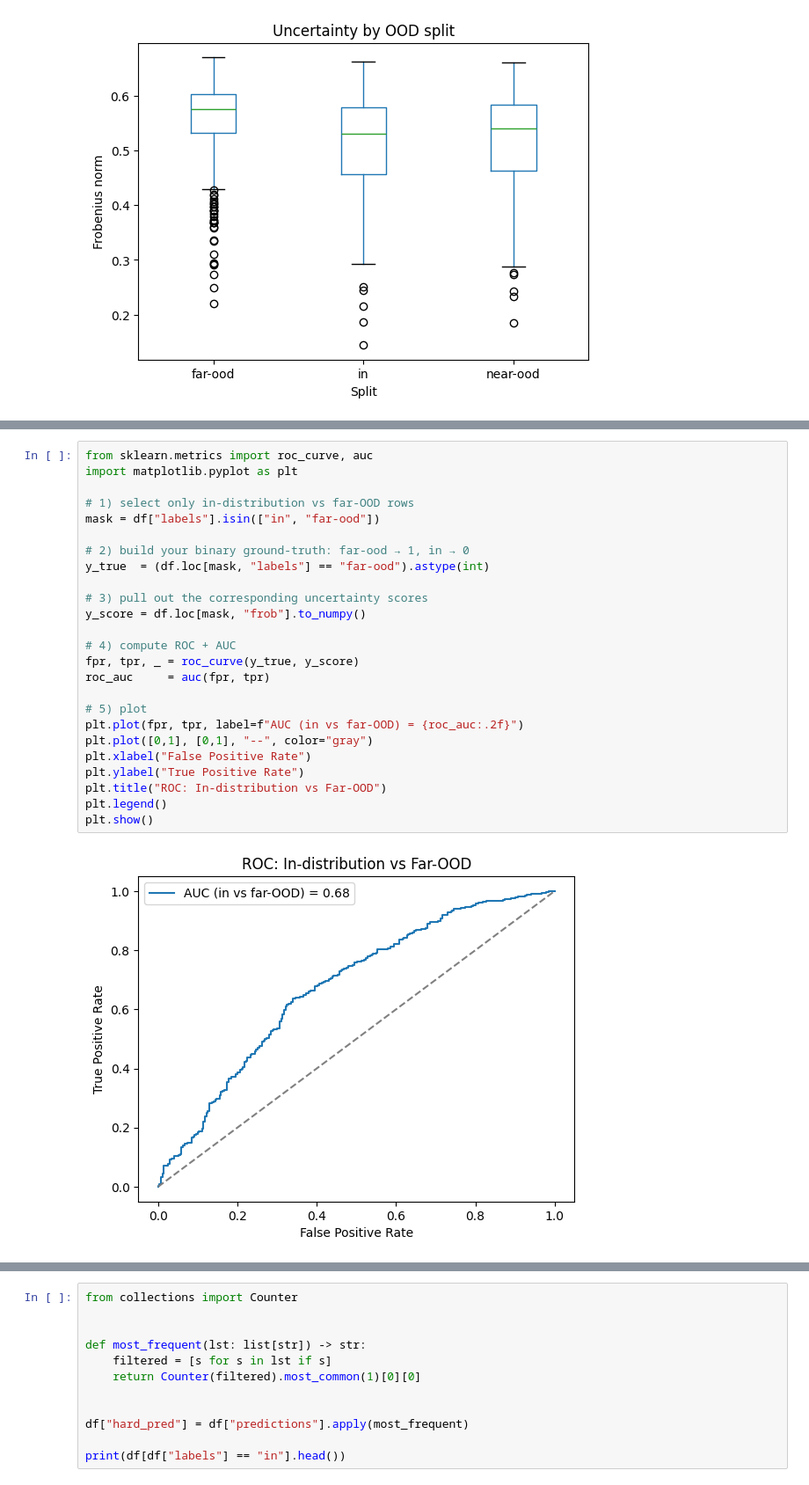
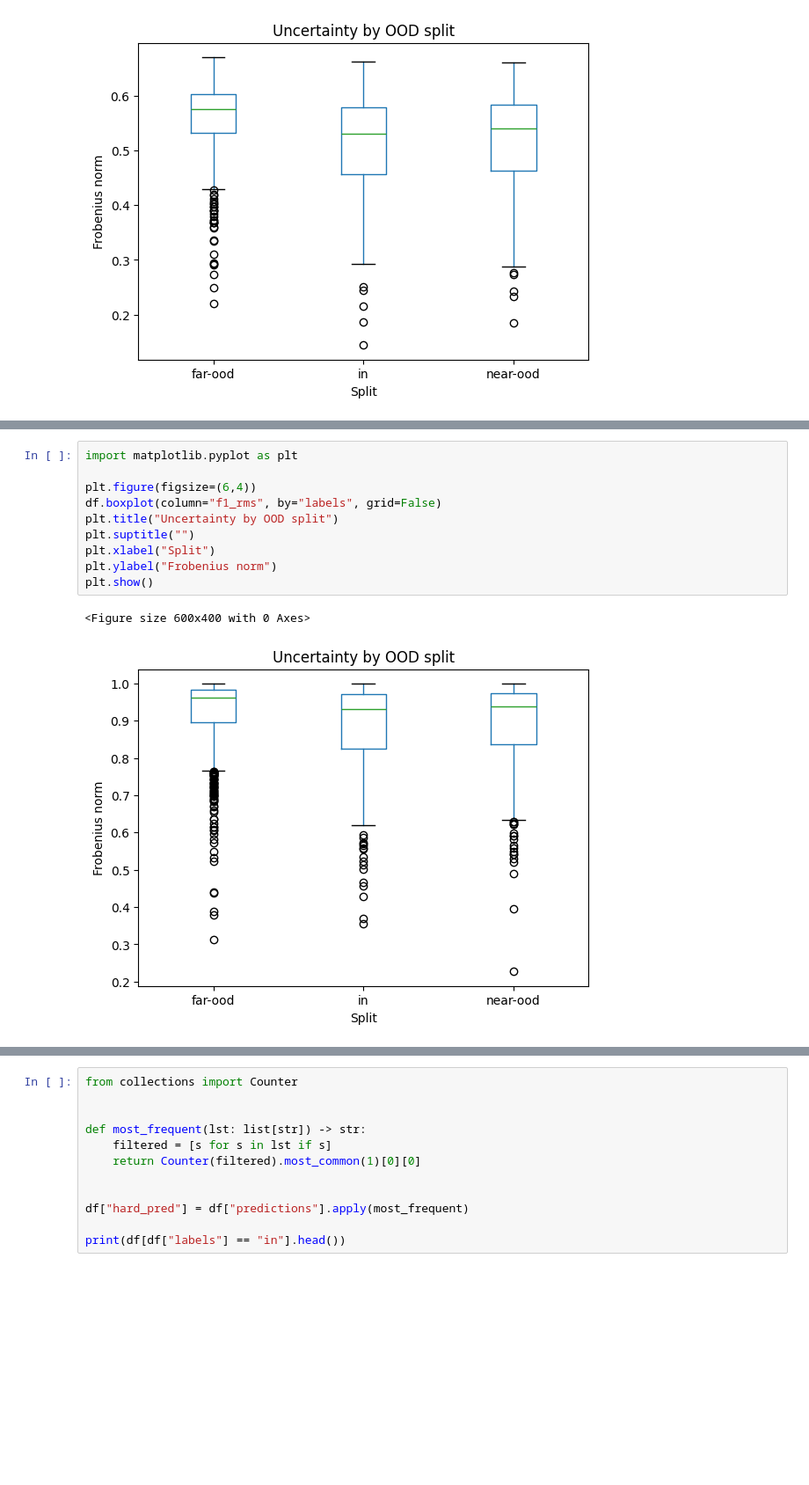
Before and after one commit to dries02/cbqa-ood, a Jupyter notebook: notebooks/results.ipynb, the cells around one changed output, grey strips where cells are left out. Shown: that part at 88% size. Cells and saved outputs as stored; diff of their text form; blank space fills up the shorter version.

```diff
--- a/notebooks/results.ipynb
+++ b/notebooks/results.ipynb
@@ -47,27 +41,13 @@ plt.show()
-# %%
-from sklearn.metrics import roc_curve, auc
-import matplotlib.pyplot as plt
-
-# 1) select only in‐distribution vs far‐OOD rows
-mask = df["labels"].isin(["in", "far-ood"])
-
-# 2) build your binary ground‐truth: far-ood → 1, in → 0
-y_true  = (df.loc[mask, "labels"] == "far-ood").astype(int)
-
-# 3) pull out the corresponding uncertainty scores
-y_score = df.loc[mask, "frob"].to_numpy()
-
-# 4) compute ROC + AUC
-fpr, tpr, _ = roc_curve(y_true, y_score)
-roc_auc     = auc(fpr, tpr)
-
-# 5) plot
-plt.plot(fpr, tpr, label=f"AUC (in vs far-OOD) = {roc_auc:.2f}")
-plt.plot([0,1], [0,1], "--", color="gray")
-plt.xlabel("False Positive Rate")
-plt.ylabel("True Positive Rate")
-plt.title("ROC: In-distribution vs Far-OOD")
-plt.legend()
-plt.show()
-# %% [output]
-[figure, removed]
+# %%
+import matplotlib.pyplot as plt
+
+plt.figure(figsize=(6,4))
+df.boxplot(column="f1_rms", by="labels", grid=False)
+plt.title("Uncertainty by OOD split")
+plt.suptitle("")
+plt.xlabel("Split")
+plt.ylabel("Frobenius norm")
+plt.show()
+# %% [output]
+<Figure size 600x400 with 0 Axes>
+[figure, added]
```
Also changed, not shown: parts of 6 cells of this notebook, 4 other files.
